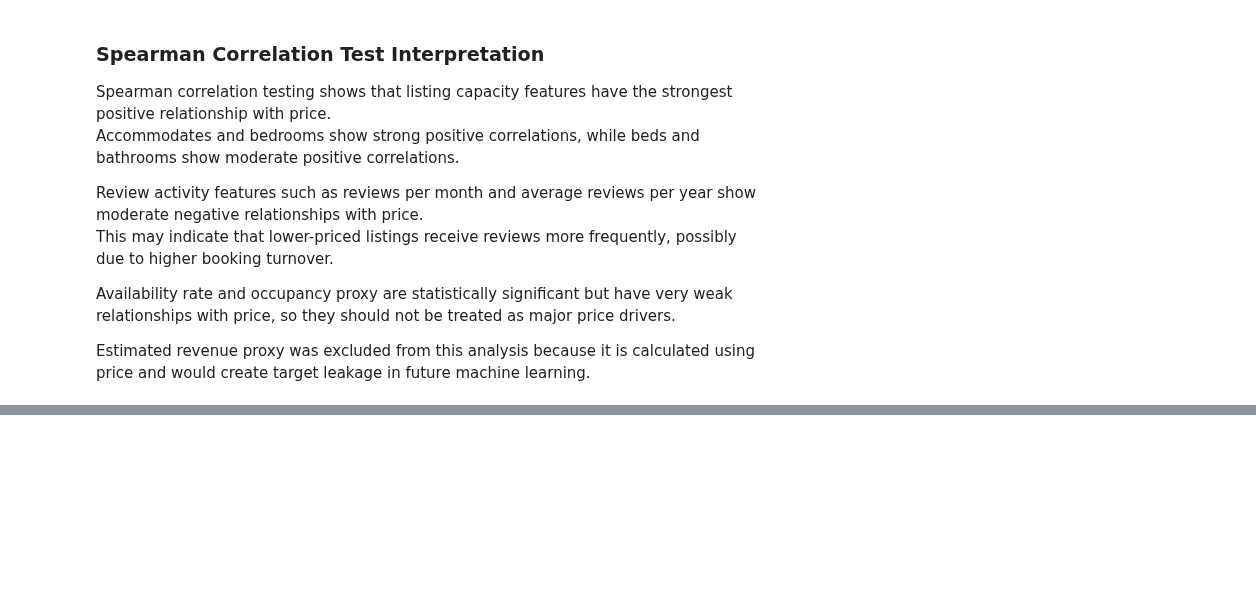
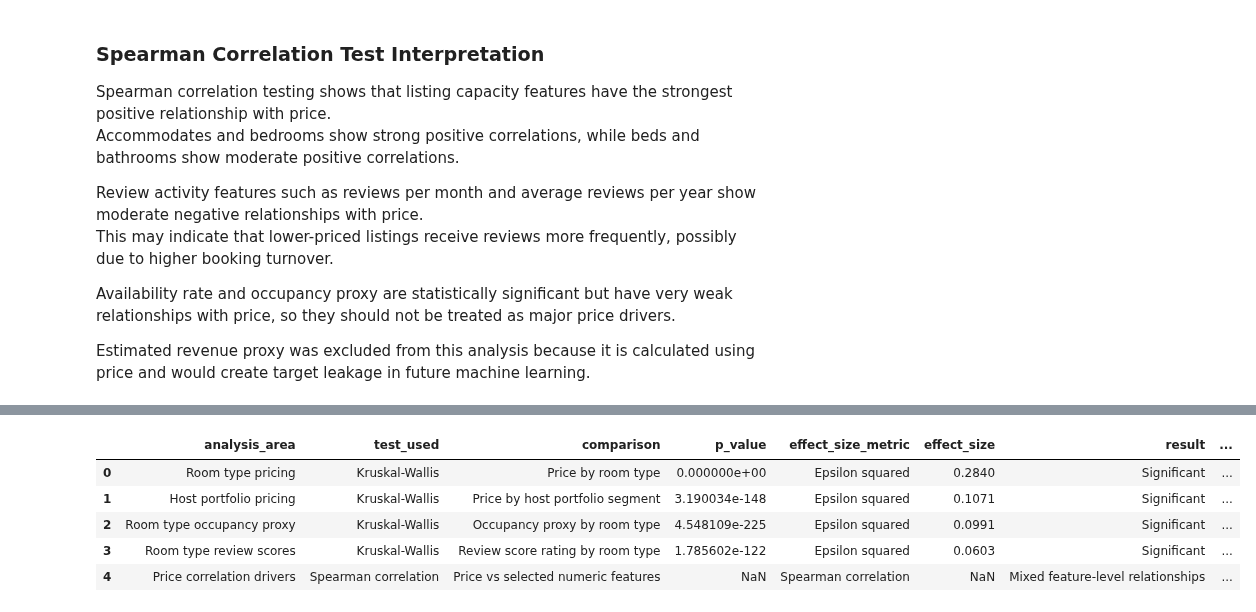
Before and after one commit to Tnadeeja/Inside-Airbnb-Market-Intelligence-Platform-Data-Engineering-Analytics-AI, a Jupyter notebook: notebooks/04_statistical_analysis.ipynb, the cells around one changed output, grey strips where cells are left out. Saved outputs shown, nothing was run; the diff lists cells and outputs as text; code cells hidden in the pictures; blank space fills up the shorter version.

```diff
--- a/notebooks/04_statistical_analysis.ipynb
+++ b/notebooks/04_statistical_analysis.ipynb
@@ -1137,0 +1144,62 @@ Estimated revenue proxy was excluded from this analysis because it is calculated
+# %%
+statistical_summary = pd.DataFrame([
+    {
+        "analysis_area": "Room type pricing",
+        "test_used": "Kruskal-Wallis",
+        "comparison": "Price by room type",
+        "p_value": room_type_price_test_result.loc[0, "p_value"],
+        "effect_size_metric": "Epsilon squared",
+        "effect_size": room_type_price_test_result.loc[0, "epsilon_squared"],
+        "result": "Significant",
+        "business_interpretation": "Room type is strongly associated with listing price. Entire home/apartment listings have much higher median prices than private rooms and shared rooms."
+    },
+    {
+        "analysis_area": "Host portfolio pricing",
+        "test_used": "Kruskal-Wallis",
+        "comparison": "Price by host portfolio segment",
+        "p_value": host_portfolio_price_test_result.loc[0, "p_value"],
+        "effect_size_metric": "Epsilon squared",
+        "effect_size": host_portfolio_price_test_result.loc[0, "epsilon_squared"],
+        "result": "Significant",
+        "business_interpretation": "Host portfolio segment is meaningfully related to listing price. Single-listing hosts have the highest median price, while large portfolio hosts have the lowest median price."
+    },
+    {
+        "analysis_area": "Room type occupancy proxy",
+        "test_used": "Kruskal-Wallis",
+        "comparison": "Occupancy proxy by room type",
+        "p_value": room_type_occupancy_test_result.loc[0, "p_value"],
+        "effect_size_metric": "Epsilon squared",
+        "effect_size": room_type_occupancy_test_result.loc[0, "epsilon_squared"],
+        "result": "Significant",
+        "business_interpretation": "Occupancy proxy differs across room types. Entire home/apartment listings show much higher unavailable-day ratios than other room types."
+    },
+    {
+        "analysis_area": "Room type review scores",
+        "test_used": "Kruskal-Wallis",
+        "comparison": "Review score rating by room type",
+        "p_value": room_type_review_score_test_result.loc[0, "p_value"],
+        "effect_size_metric": "Epsilon squared",
+        "effect_size": room_type_review_score_test_result.loc[0, "epsilon_squared"],
+        "result": "Significant",
+        "business_interpretation": "Review scores differ across room types, but scores are highly concentrated near the top of the rating scale. Entire home/apartment listings have the highest median review score."
+    },
+    {
+        "analysis_area": "Price correlation drivers",
+        "test_used": "Spearman correlation",
+        "comparison": "Price vs selected numeric features",
+        "p_value": None,
+        "effect_size_metric": "Spearman correlation",
+        "effect_size": None,
+        "result": "Mixed feature-level relationships",
+        "business_interpretation": "Capacity features such as accommodates, bedrooms, and beds show the strongest positive relationships with price. Review activity features show moderate negative relationships with price."
+    }
+])
+
+statistical_summary
+# %% [output]
+|  | analysis_area | test_used | comparison | p_value | effect_size_metric | effect_size | result | ... |
+| 0 | Room type pricing | Kruskal-Wallis | Price by room type | 0.000000e+00 | Epsilon squared | 0.2840 | Significant | ... |
+| 1 | Host portfolio pricing | Kruskal-Wallis | Price by host portfolio segment | 3.190034e-148 | Epsilon squared | 0.1071 | Significant | ... |
+| 2 | Room type occupancy proxy | Kruskal-Wallis | Occupancy proxy by room type | 4.548109e-225 | Epsilon squared | 0.0991 | Significant | ... |
+| 3 | Room type review scores | Kruskal-Wallis | Review score rating by room type | 1.785602e-122 | Epsilon squared | 0.0603 | Significant | ... |
+| 4 | Price correlation drivers | Spearman correlation | Price vs selected numeric features | NaN | Spearman correlation | NaN | Mixed feature-level relationships | ... |
```
Also changed, not shown: parts of 8 cells of this notebook, 2 other files.
